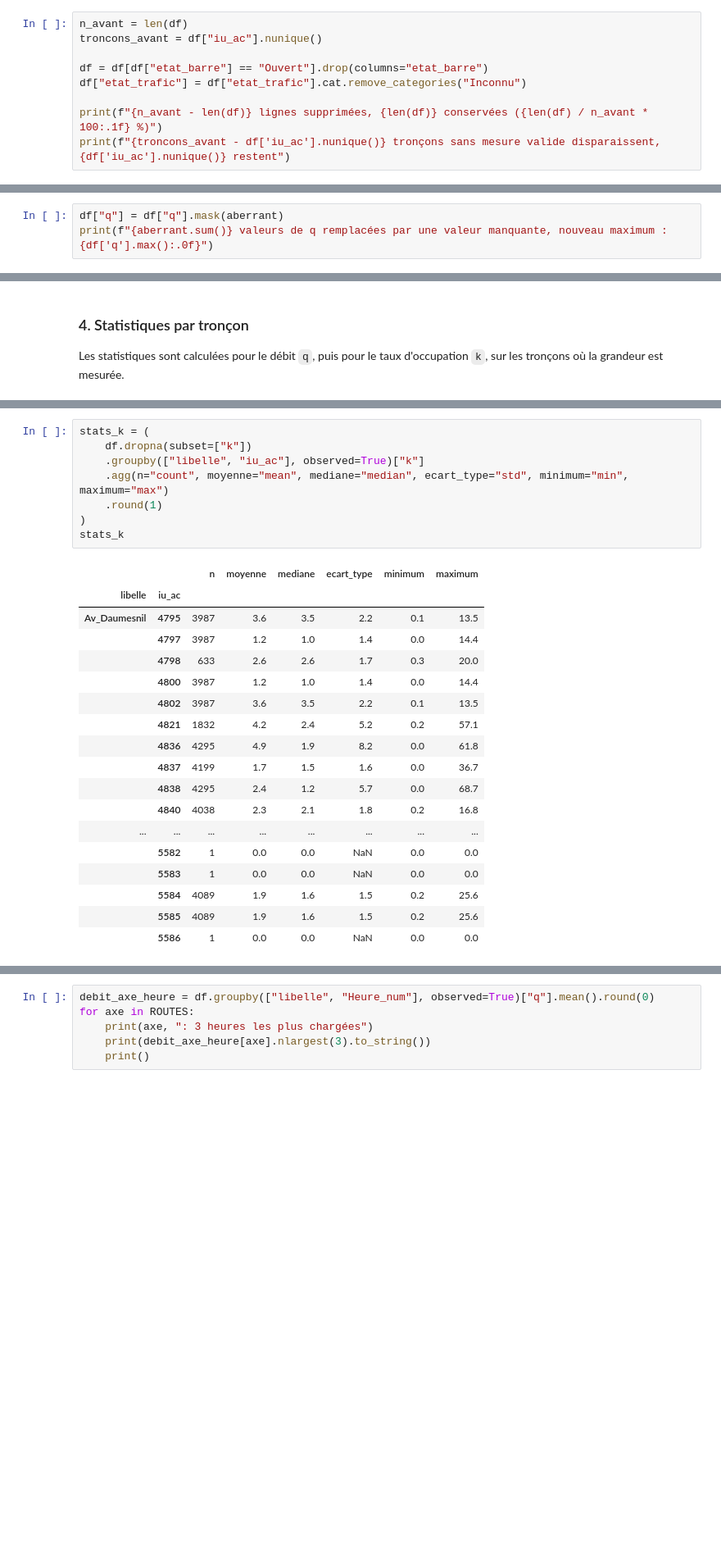
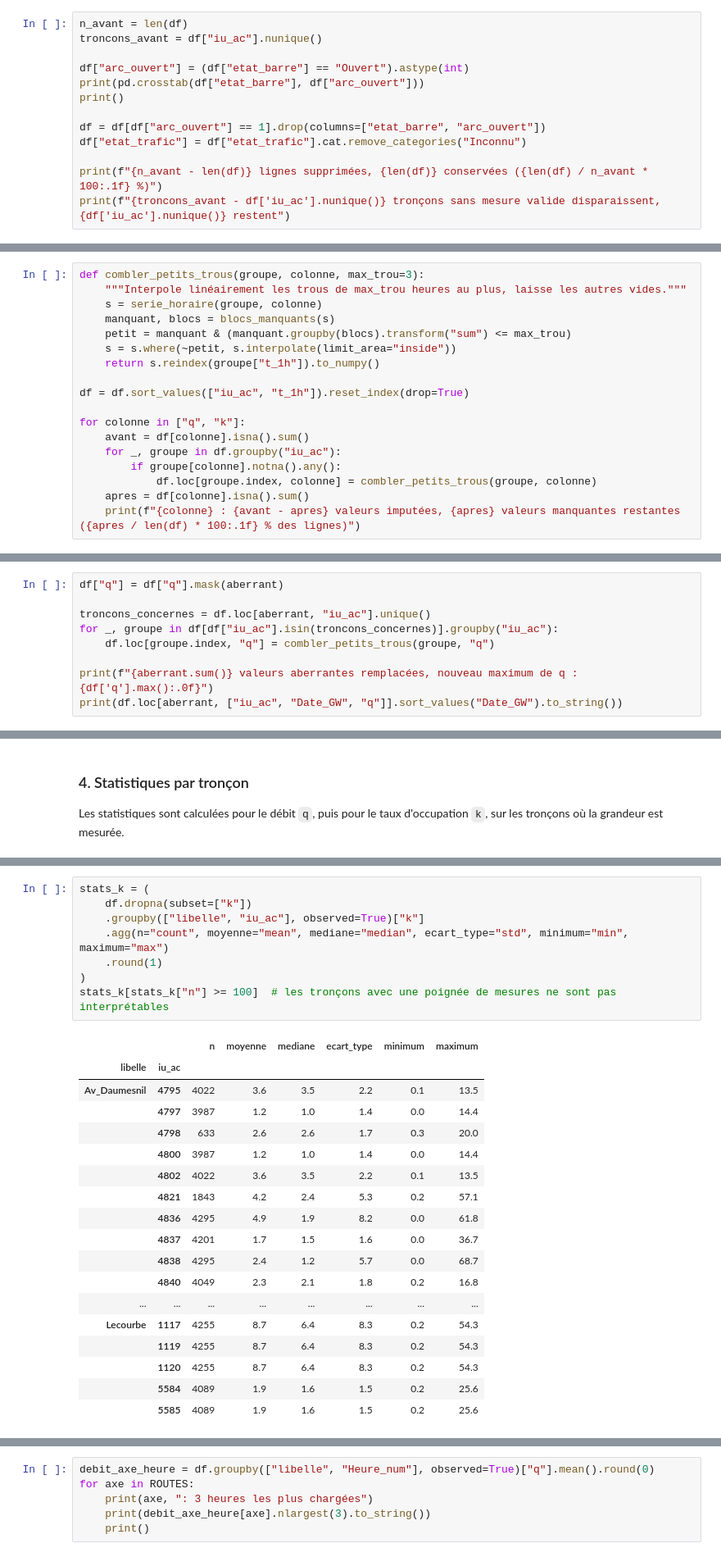
Before and after one commit to Schneider509/Aivanvity-projet-trafic, a Jupyter notebook: projet_data.ipynb, the cells around one changed output, grey strips where cells are left out. Shown at 82% size. Drawn from its saved outputs; the diff is of its cells as text; blank space fills up the shorter version.

```diff
--- a/projet_data.ipynb
+++ b/projet_data.ipynb
@@ -369,7 +409,11 @@ taux_na
 n_avant = len(df)
 troncons_avant = df["iu_ac"].nunique()
 
-df = df[df["etat_barre"] == "Ouvert"].drop(columns="etat_barre")
+df["arc_ouvert"] = (df["etat_barre"] == "Ouvert").astype(int)
+print(pd.crosstab(df["etat_barre"], df["arc_ouvert"]))
+print()
+
+df = df[df["arc_ouvert"] == 1].drop(columns=["etat_barre", "arc_ouvert"])
 df["etat_trafic"] = df["etat_trafic"].cat.remove_categories("Inconnu")
 
 print(f"{n_avant - len(df)} lignes supprimées, {len(df)} conservées ({len(df) / n_avant * 100:.1f} %)")
@@ -405,0 +535,18 @@ dtype: int64
+# %%
+def combler_petits_trous(groupe, colonne, max_trou=3):
+    """Interpole linéairement les trous de max_trou heures au plus, laisse les autres vides."""
+    s = serie_horaire(groupe, colonne)
+    manquant, blocs = blocs_manquants(s)
+    petit = manquant & (manquant.groupby(blocs).transform("sum") <= max_trou)
+    s = s.where(~petit, s.interpolate(limit_area="inside"))
+    return s.reindex(groupe["t_1h"]).to_numpy()
+
+df = df.sort_values(["iu_ac", "t_1h"]).reset_index(drop=True)
+
+for colonne in ["q", "k"]:
+    avant = df[colonne].isna().sum()
+    for _, groupe in df.groupby("iu_ac"):
+        if groupe[colonne].notna().any():
+            df.loc[groupe.index, colonne] = combler_petits_trous(groupe, colonne)
+    apres = df[colonne].isna().sum()
+    print(f"{colonne} : {avant - apres} valeurs imputées, {apres} valeurs manquantes restantes ({apres / len(df) * 100:.1f} % des lignes)")
@@ -556,5 +715,11 @@ k : minimum 0.0 | maximum 97.12778 | valeurs hors de 0-100 : 0
 - Pour `k`, toutes les valeurs sont entre 0 et 97 %, donc dans l'intervalle possible d'un pourcentage. Les valeurs élevées correspondent à de la congestion, pas à une erreur.
 # %%
 df["q"] = df["q"].mask(aberrant)
-print(f"{aberrant.sum()} valeurs de q remplacées par une valeur manquante, nouveau maximum : {df['q'].max():.0f}")
+
+troncons_concernes = df.loc[aberrant, "iu_ac"].unique()
+for _, groupe in df[df["iu_ac"].isin(troncons_concernes)].groupby("iu_ac"):
+    df.loc[groupe.index, "q"] = combler_petits_trous(groupe, "q")
+
+print(f"{aberrant.sum()} valeurs aberrantes remplacées, nouveau maximum de q : {df['q'].max():.0f}")
+print(df.loc[aberrant, ["iu_ac", "Date_GW", "q"]].sort_values("Date_GW").to_string())
 # %% [output]
@@ -595,30 +769,30 @@ stats_q
 # %%
 stats_k = (
     df.dropna(subset=["k"])
     .groupby(["libelle", "iu_ac"], observed=True)["k"]
     .agg(n="count", moyenne="mean", mediane="median", ecart_type="std", minimum="min", maximum="max")
     .round(1)
 )
-stats_k
+stats_k[stats_k["n"] >= 100]  # les tronçons avec une poignée de mesures ne sont pas interprétables
 # %% [output]
 |  |  | n | moyenne | mediane | ecart_type | minimum | maximum |
 | libelle | iu_ac |  |  |  |  |  |  |
-| Av_Daumesnil | 4795 | 3987 | 3.6 | 3.5 | 2.2 | 0.1 | 13.5 |
+| Av_Daumesnil | 4795 | 4022 | 3.6 | 3.5 | 2.2 | 0.1 | 13.5 |
 |  | 4797 | 3987 | 1.2 | 1.0 | 1.4 | 0.0 | 14.4 |
 |  | 4798 | 633 | 2.6 | 2.6 | 1.7 | 0.3 | 20.0 |
 |  | 4800 | 3987 | 1.2 | 1.0 | 1.4 | 0.0 | 14.4 |
-|  | 4802 | 3987 | 3.6 | 3.5 | 2.2 | 0.1 | 13.5 |
-|  | 4821 | 1832 | 4.2 | 2.4 | 5.2 | 0.2 | 57.1 |
+|  | 4802 | 4022 | 3.6 | 3.5 | 2.2 | 0.1 | 13.5 |
+|  | 4821 | 1843 | 4.2 | 2.4 | 5.3 | 0.2 | 57.1 |
 |  | 4836 | 4295 | 4.9 | 1.9 | 8.2 | 0.0 | 61.8 |
-|  | 4837 | 4199 | 1.7 | 1.5 | 1.6 | 0.0 | 36.7 |
+|  | 4837 | 4201 | 1.7 | 1.5 | 1.6 | 0.0 | 36.7 |
 |  | 4838 | 4295 | 2.4 | 1.2 | 5.7 | 0.0 | 68.7 |
-|  | 4840 | 4038 | 2.3 | 2.1 | 1.8 | 0.2 | 16.8 |
+|  | 4840 | 4049 | 2.3 | 2.1 | 1.8 | 0.2 | 16.8 |
 | ... | ... | ... | ... | ... | ... | ... | ... |
-|  | 5582 | 1 | 0.0 | 0.0 | NaN | 0.0 | 0.0 |
-|  | 5583 | 1 | 0.0 | 0.0 | NaN | 0.0 | 0.0 |
+| Lecourbe | 1117 | 4255 | 8.7 | 6.4 | 8.3 | 0.2 | 54.3 |
+|  | 1119 | 4255 | 8.7 | 6.4 | 8.3 | 0.2 | 54.3 |
+|  | 1120 | 4255 | 8.7 | 6.4 | 8.3 | 0.2 | 54.3 |
 |  | 5584 | 4089 | 1.9 | 1.6 | 1.5 | 0.2 | 25.6 |
 |  | 5585 | 4089 | 1.9 | 1.6 | 1.5 | 0.2 | 25.6 |
-|  | 5586 | 1 | 0.0 | 0.0 | NaN | 0.0 | 0.0 |
 # %%
 profils = (
     stats_q.reset_index()
```
Also changed, not shown: parts of 55 cells of this notebook.
